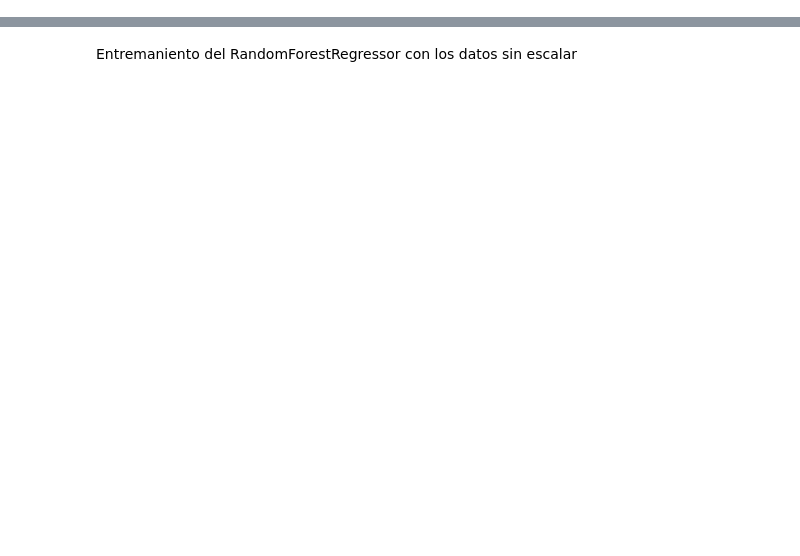
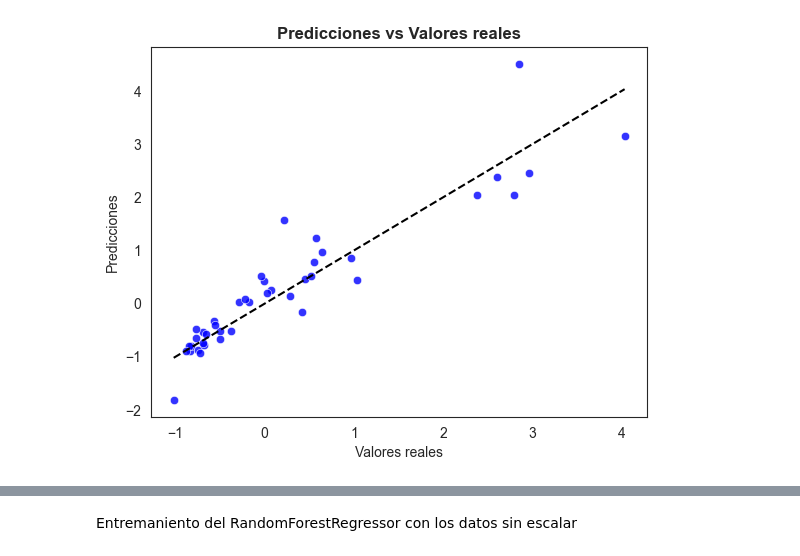
Before and after one commit to JuankTS/Modelo_precios_auto, a Jupyter notebook: PropuestaPI_R.ipynb, the cells around one changed output, grey strips where cells are left out. Cells and saved outputs as stored; diff of their text form; code cells hidden in the pictures; blank space fills up the shorter version.

```diff
--- a/PropuestaPI_R.ipynb
+++ b/PropuestaPI_R.ipynb
@@ -313,0 +194,7 @@ highwaympg: 0.055
+# %%
+# Importamos el modelo de sklearn  de regresion lineal y lo inicialzamos
+from sklearn.linear_model import LinearRegression
+lineal_reg_sca= LinearRegression()
+# %%
+# Entrenaomo nuestro modelo con los datos de entrenamiento
+lineal_reg_sca.fit(x_train_sca,y_train_sca)
@@ -313,0 +203,3 @@ highwaympg: 0.055
+# %%
+# Hacemos nuestras predicciones
+lineal_predict_sca= lineal_reg_sca.predict(x_test_sca)
@@ -313,0 +232,13 @@ highwaympg: 0.055
+# %%
+# Realizamos el grafico
+sns.set_style("white")
+sns.scatterplot(x=y_test_sca, y=lineal_predict_sca, color= 'blue',alpha= 0.8)
+plt.plot([y_test_sca.min(), y_test_sca.max()], [y_test_sca.min(), y_test_sca.max()], 'k--', lw=1.5)
+plt.xlabel("Valores reales")
+plt.ylabel("Predicciones")
+plt.title("Predicciones vs Valores reales", fontweight="bold")
+plt.grid(False)
+
+plt.show()
+# %% [output]
+[figure, added]
```
Also changed, not shown: parts of 97 cells of this notebook, 1 other file.
